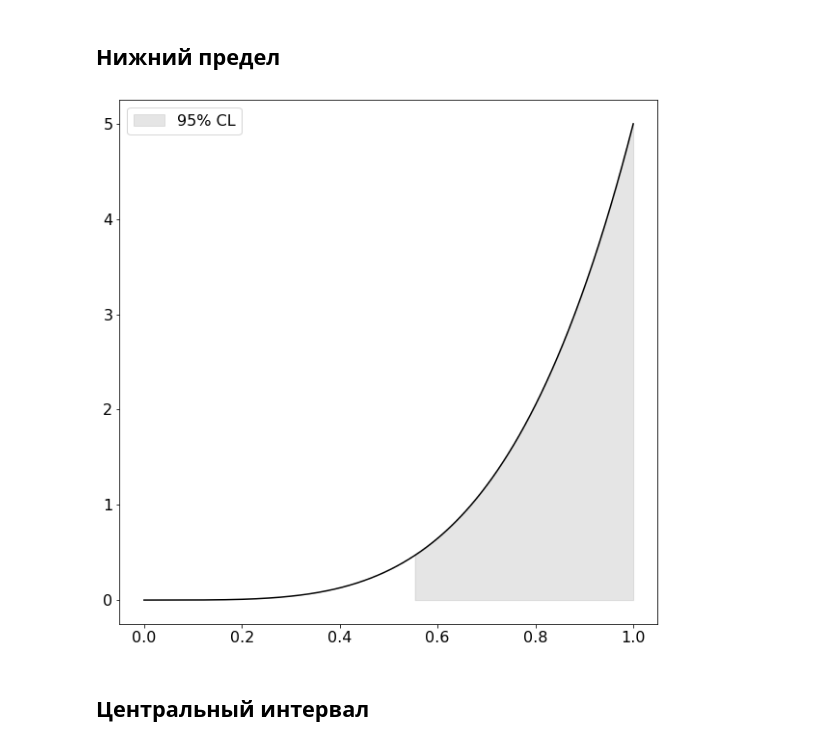
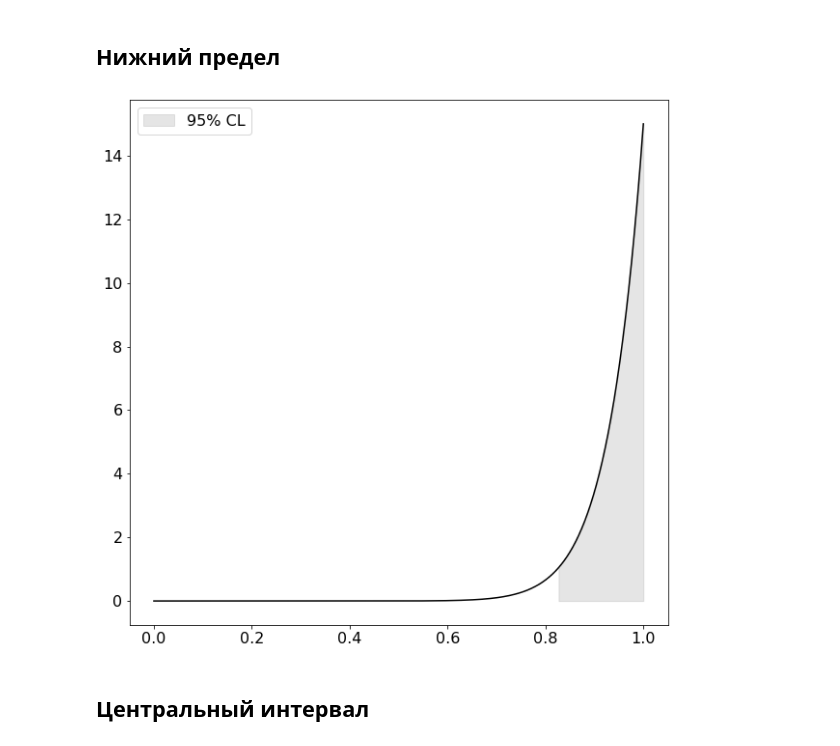
Before and after one commit to mozgit/From-Stats-to-ML, a Jupyter notebook: Lecture7-Intervals.ipynb, the cells around one changed output. Saved outputs shown, nothing was run; the diff lists cells and outputs as text; code cells hidden in the pictures.

```diff
--- a/Lecture7-Intervals.ipynb
+++ b/Lecture7-Intervals.ipynb
@@ -114,9 +114,9 @@ f = plot_interval(expon, 95, "UL", plot_range = [0, 5], nsteps = 1000)
 # %% [markdown]
 ## Нижний предел
-# %%
-from scipy.stats import beta
-f = plot_interval(beta(5,1), 95, "LL", plot_range = [0, 1], nsteps = 1000)
-# %% [output]
-[figure, removed]
+# %%
+from scipy.stats import beta
+f = plot_interval(beta(15,1), 95, "LL", plot_range = [0, 1], nsteps = 1000)
+# %% [output]
+[figure, added]
 # %% [markdown]
 ## Центральный интервал
```
Also changed, not shown: parts of 16 cells of this notebook.
